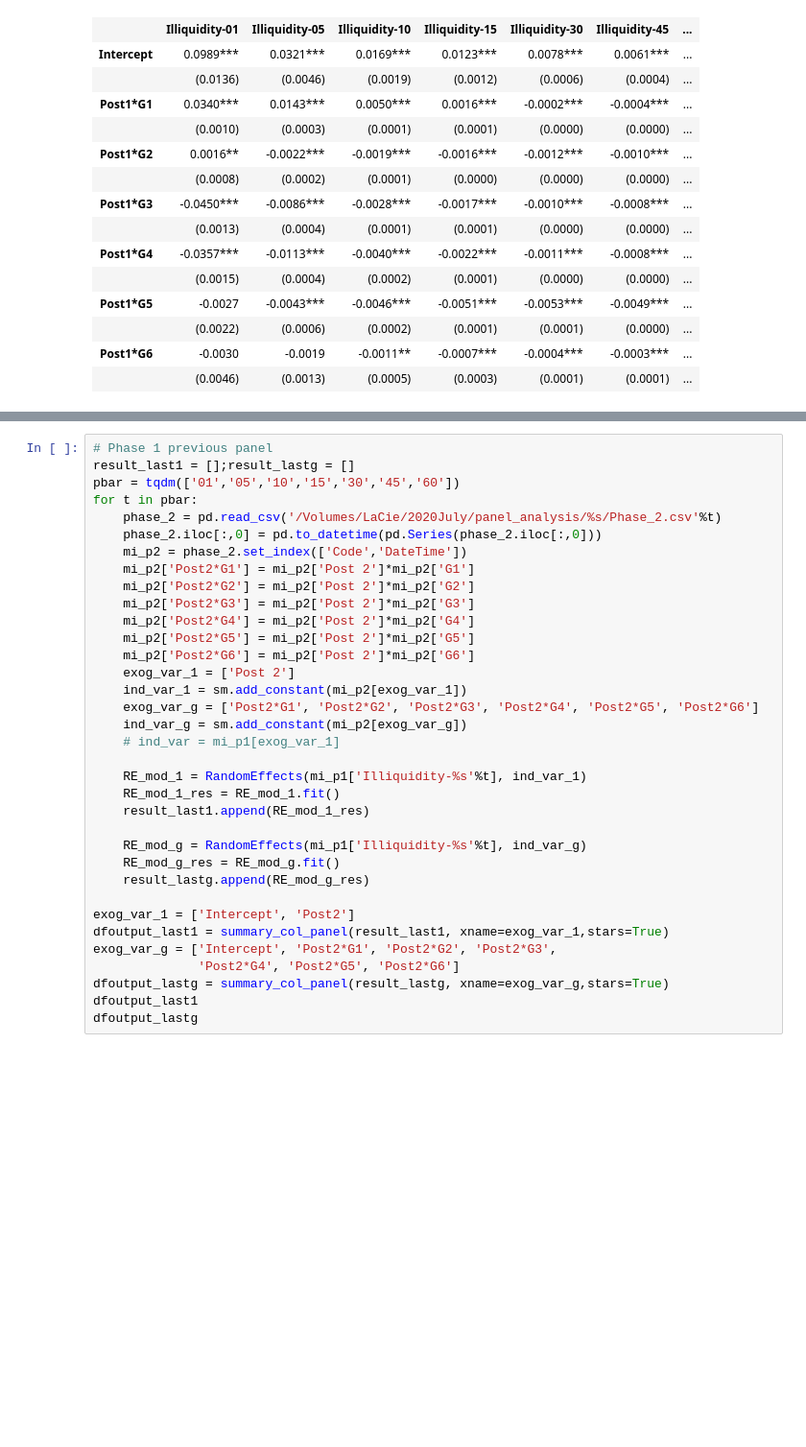
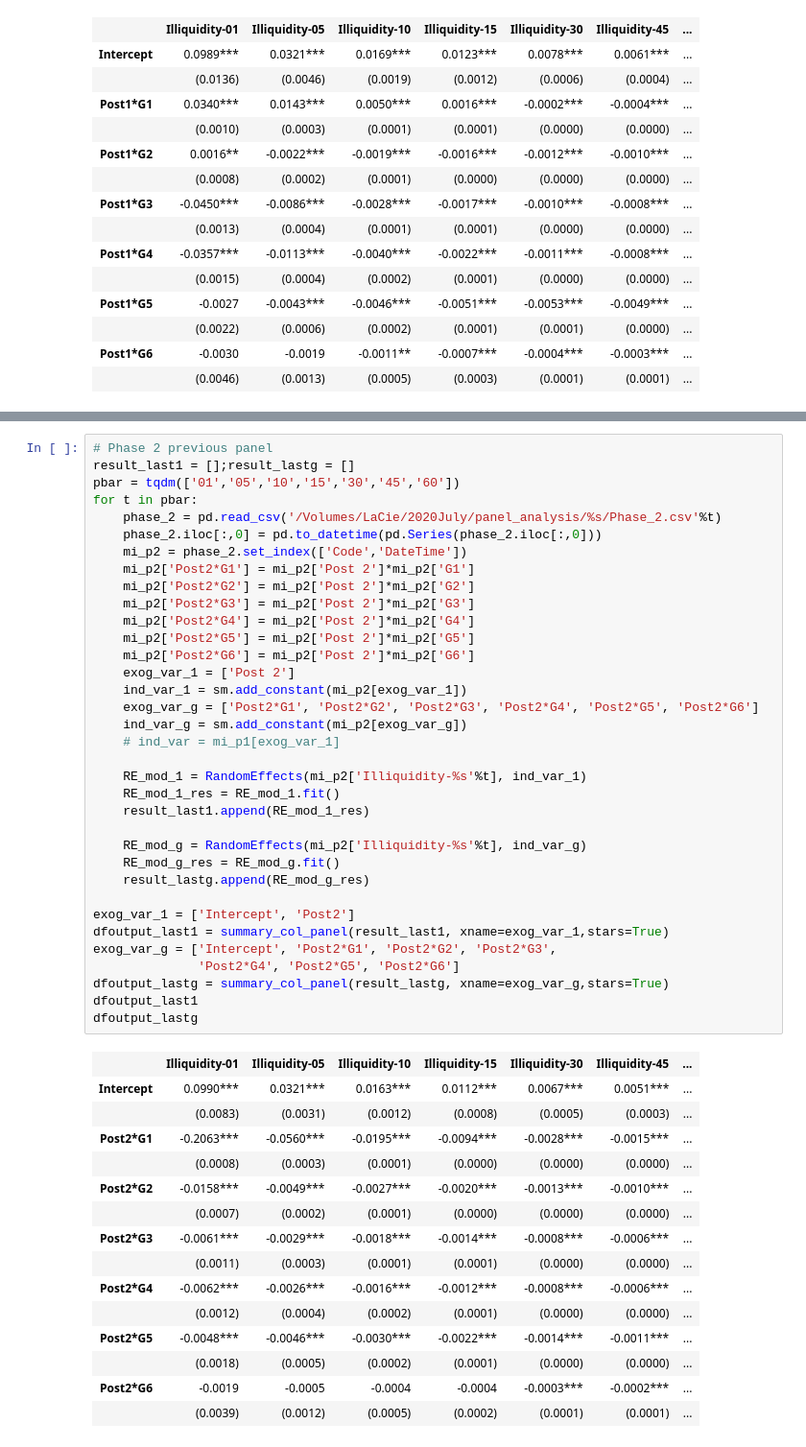
Before and after one commit to Shuxin-Y/TSE-Tick-Size-Reduction, a Jupyter notebook: Robustness Check.ipynb, the cells around one changed output, grey strips where cells are left out. Shown: that part at 96% size. Cells and saved outputs as stored; diff of their text form; blank space fills up the shorter version.

```diff
--- a/Robustness Check.ipynb
+++ b/Robustness Check.ipynb
@@ -1524,35 +1570,51 @@ result_lastg
 # %%
-# Phase 1 previous panel
+# Phase 2 previous panel
 result_last1 = [];result_lastg = []
 pbar = tqdm(['01','05','10','15','30','45','60'])
 for t in pbar:
     phase_2 = pd.read_csv('/Volumes/LaCie/2020July/panel_analysis/%s/Phase_2.csv'%t)
     phase_2.iloc[:,0] = pd.to_datetime(pd.Series(phase_2.iloc[:,0]))
     mi_p2 = phase_2.set_index(['Code','DateTime'])
     mi_p2['Post2*G1'] = mi_p2['Post 2']*mi_p2['G1']
     mi_p2['Post2*G2'] = mi_p2['Post 2']*mi_p2['G2']
     mi_p2['Post2*G3'] = mi_p2['Post 2']*mi_p2['G3']
     mi_p2['Post2*G4'] = mi_p2['Post 2']*mi_p2['G4']
     mi_p2['Post2*G5'] = mi_p2['Post 2']*mi_p2['G5']
     mi_p2['Post2*G6'] = mi_p2['Post 2']*mi_p2['G6']
     exog_var_1 = ['Post 2']
     ind_var_1 = sm.add_constant(mi_p2[exog_var_1])
     exog_var_g = ['Post2*G1', 'Post2*G2', 'Post2*G3', 'Post2*G4', 'Post2*G5', 'Post2*G6']
     ind_var_g = sm.add_constant(mi_p2[exog_var_g])
     # ind_var = mi_p1[exog_var_1]
 
-    RE_mod_1 = RandomEffects(mi_p1['Illiquidity-%s'%t], ind_var_1)
+    RE_mod_1 = RandomEffects(mi_p2['Illiquidity-%s'%t], ind_var_1)
     RE_mod_1_res = RE_mod_1.fit()
     result_last1.append(RE_mod_1_res)
 
-    RE_mod_g = RandomEffects(mi_p1['Illiquidity-%s'%t], ind_var_g)
+    RE_mod_g = RandomEffects(mi_p2['Illiquidity-%s'%t], ind_var_g)
     RE_mod_g_res = RE_mod_g.fit()
     result_lastg.append(RE_mod_g_res)
 
 exog_var_1 = ['Intercept', 'Post2']
 dfoutput_last1 = summary_col_panel(result_last1, xname=exog_var_1,stars=True)
 exog_var_g = ['Intercept', 'Post2*G1', 'Post2*G2', 'Post2*G3',
               'Post2*G4', 'Post2*G5', 'Post2*G6']
 dfoutput_lastg = summary_col_panel(result_lastg, xname=exog_var_g,stars=True)
 dfoutput_last1
 dfoutput_lastg
+# %% [output]
+|  | Illiquidity-01 | Illiquidity-05 | Illiquidity-10 | Illiquidity-15 | Illiquidity-30 | Illiquidity-45 | ... |
+| Intercept | 0.0990*** | 0.0321*** | 0.0163*** | 0.0112*** | 0.0067*** | 0.0051*** | ... |
+|  | (0.0083) | (0.0031) | (0.0012) | (0.0008) | (0.0005) | (0.0003) | ... |
+| Post2*G1 | -0.2063*** | -0.0560*** | -0.0195*** | -0.0094*** | -0.0028*** | -0.0015*** | ... |
+|  | (0.0008) | (0.0003) | (0.0001) | (0.0000) | (0.0000) | (0.0000) | ... |
+| Post2*G2 | -0.0158*** | -0.0049*** | -0.0027*** | -0.0020*** | -0.0013*** | -0.0010*** | ... |
+|  | (0.0007) | (0.0002) | (0.0001) | (0.0000) | (0.0000) | (0.0000) | ... |
+| Post2*G3 | -0.0061*** | -0.0029*** | -0.0018*** | -0.0014*** | -0.0008*** | -0.0006*** | ... |
+|  | (0.0011) | (0.0003) | (0.0001) | (0.0001) | (0.0000) | (0.0000) | ... |
+| Post2*G4 | -0.0062*** | -0.0026*** | -0.0016*** | -0.0012*** | -0.0008*** | -0.0006*** | ... |
+|  | (0.0012) | (0.0004) | (0.0002) | (0.0001) | (0.0000) | (0.0000) | ... |
+| Post2*G5 | -0.0048*** | -0.0046*** | -0.0030*** | -0.0022*** | -0.0014*** | -0.0011*** | ... |
+|  | (0.0018) | (0.0005) | (0.0002) | (0.0001) | (0.0000) | (0.0000) | ... |
+| Post2*G6 | -0.0019 | -0.0005 | -0.0004 | -0.0004 | -0.0003*** | -0.0002*** | ... |
+|  | (0.0039) | (0.0012) | (0.0005) | (0.0002) | (0.0001) | (0.0001) | ... |
```
Also changed, not shown: parts of 6 cells of this notebook.
